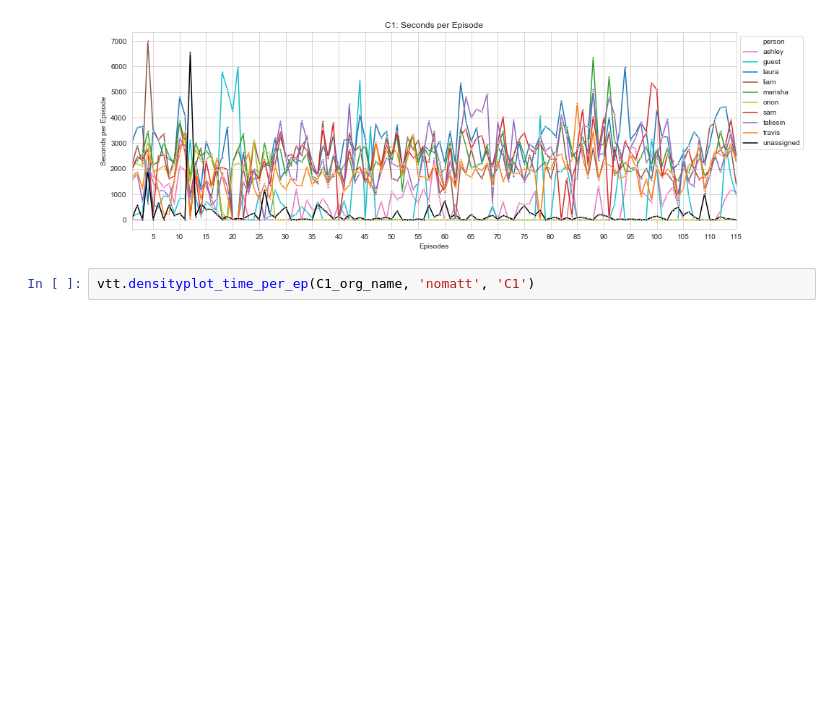
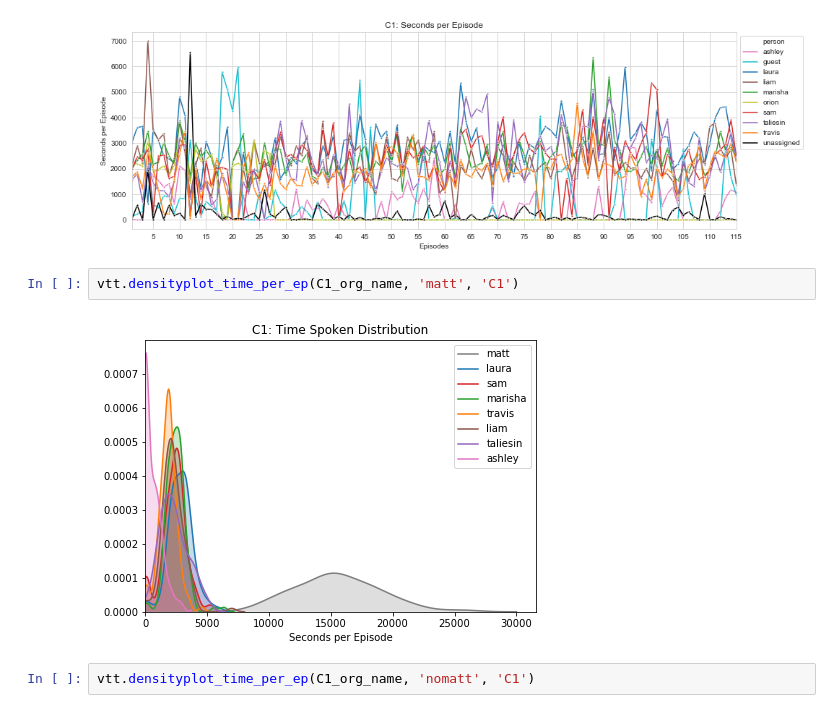
Before and after one commit to albechen/critical-role-transcript-statistics, a Jupyter notebook: cr_transcript.ipynb, the cells around one changed output. Cells and saved outputs as stored; diff of their text form; blank space fills up the shorter version.

Commit message:
fix: updated to actual time_count

```diff
--- a/cr_transcript.ipynb
+++ b/cr_transcript.ipynb
@@ -85,6 +80,10 @@ vtt.lineplot_per_ep(C1_org_name, 'matt', 'C1')
 vtt.lineplot_per_ep(C1_org_name, 'nomatt', 'C1')
 # %% [output]
 [figure]
+# %%
+vtt.densityplot_time_per_ep(C1_org_name, 'matt', 'C1')
+# %% [output]
+[figure, added]
 # %%
 vtt.densityplot_time_per_ep(C1_org_name, 'nomatt', 'C1')
 # %% [output]
```
Also changed, not shown: parts of 2 cells of this notebook, 2 other files.
